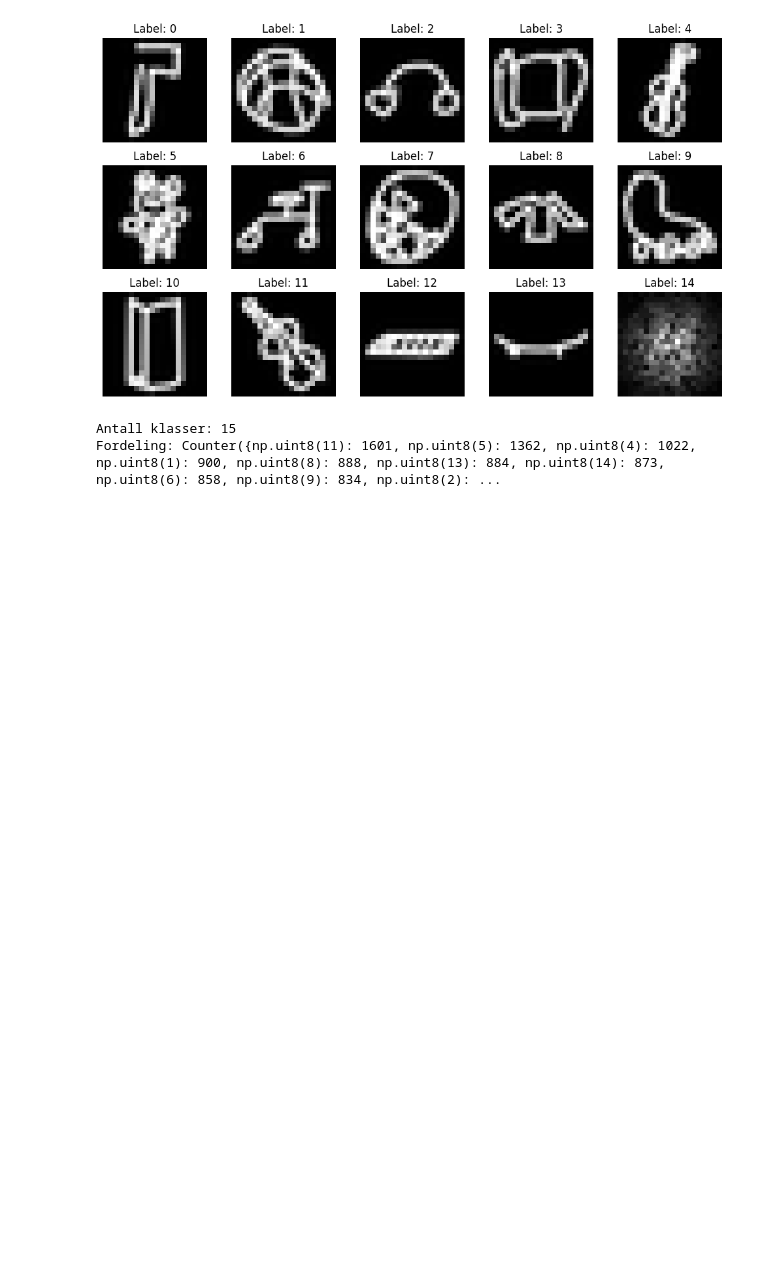
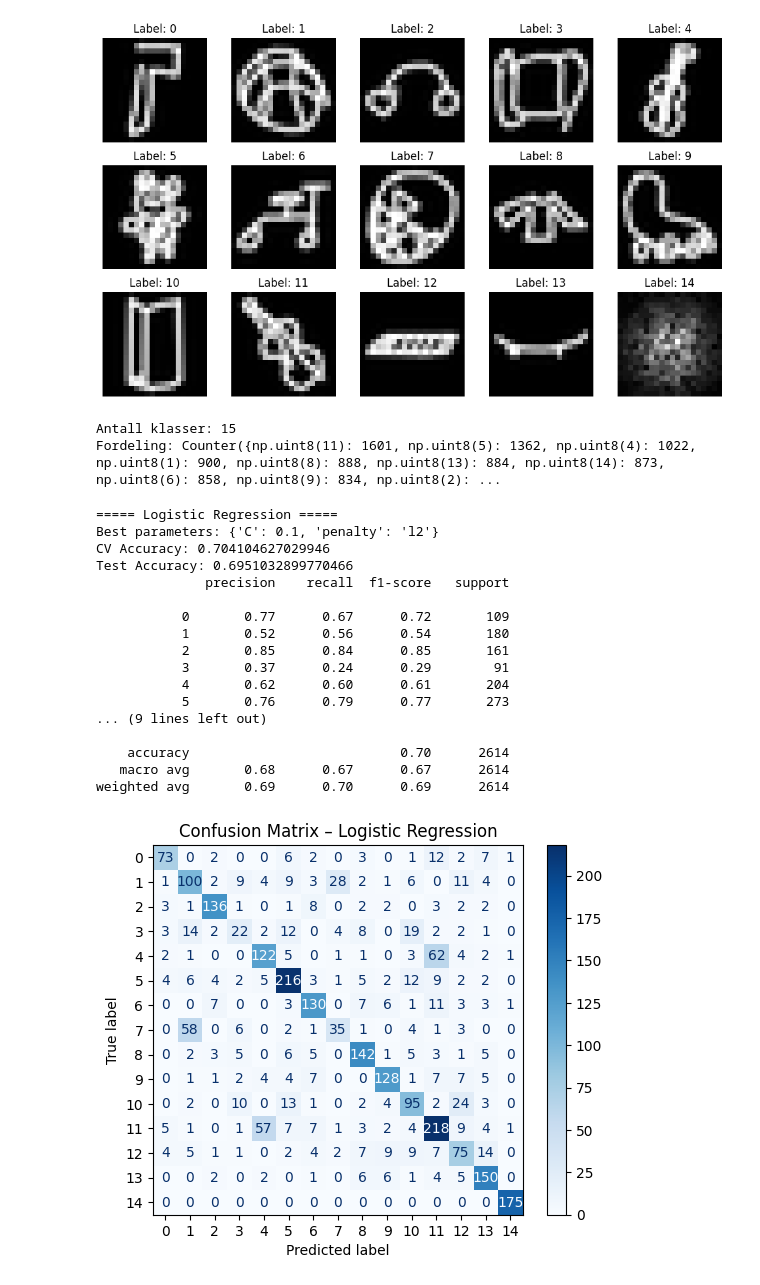
Before and after one commit to KamilMatyjaszczyk/GiftRecog, a Jupyter notebook: GiftRec.ipynb, the cells around one changed output. Drawn from its saved outputs; the diff is of its cells as text; code cells hidden in the pictures; blank space fills up the shorter version.

```diff
--- a/GiftRec.ipynb
+++ b/GiftRec.ipynb
@@ -46,25 +46,44 @@ X_train, X_test, y_train, y_test = train_test_split(
 # %%
 param_grid_lr = {
     'C': [0.01, 0.1, 1, 10],
     'penalty': ['l1', 'l2']
 }
 
-grid_lr = GridSearchCV(LogisticRegression(max_iter=1000), param_grid_lr, cv=5, n_jobs=-1)
+grid_lr = GridSearchCV(LogisticRegression(max_iter=1000, solver='saga'), param_grid_lr, cv=5, n_jobs=-1)
 grid_lr.fit(X_train, y_train)
 
 best_lr = grid_lr.best_estimator_
 
 print("\n===== Logistic Regression =====")
 print("Best parameters:", grid_lr.best_params_)
 print("CV Accuracy:", grid_lr.best_score_)
 
 y_pred_lr = best_lr.predict(X_test)
 print("Test Accuracy:", accuracy_score(y_test, y_pred_lr))
 print(classification_report(y_test, y_pred_lr))
 
 ConfusionMatrixDisplay.from_estimator(best_lr, X_test, y_test, cmap="Blues")
 plt.title("Confusion Matrix – Logistic Regression")
 plt.show()
+# %% [output]
+===== Logistic Regression =====
+Best parameters: {'C': 0.1, 'penalty': 'l2'}
+CV Accuracy: 0.704104627029946
+Test Accuracy: 0.6951032899770466
+              precision    recall  f1-score   support
+
+           0       0.77      0.67      0.72       109
+           1       0.52      0.56      0.54       180
+           2       0.85      0.84      0.85       161
+           3       0.37      0.24      0.29        91
+           4       0.62      0.60      0.61       204
+           5       0.76      0.79      0.77       273
+... (9 lines left out)
+
+    accuracy                           0.70      2614
+   macro avg       0.68      0.67      0.67      2614
+weighted avg       0.69      0.70      0.69      2614
+[figure, added]
 # %%
 param_grid_svm = {
     'C': [0.1, 1, 10],
```
Also changed, not shown: parts of 2 cells of this notebook, 3 other files.
